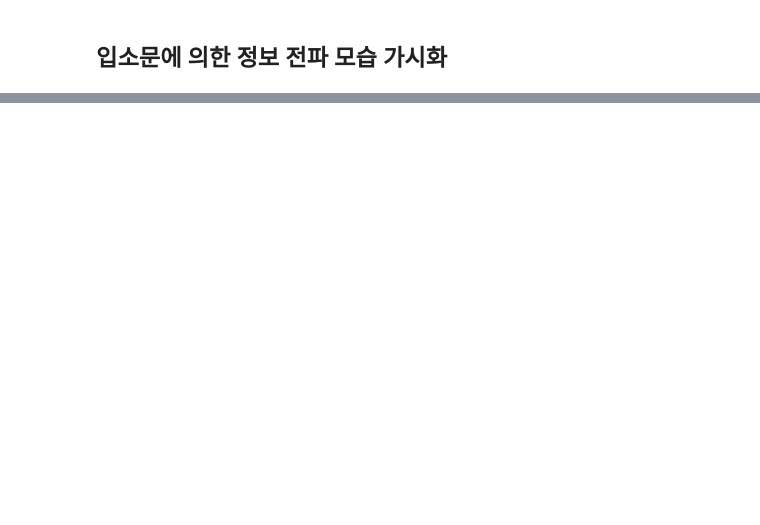
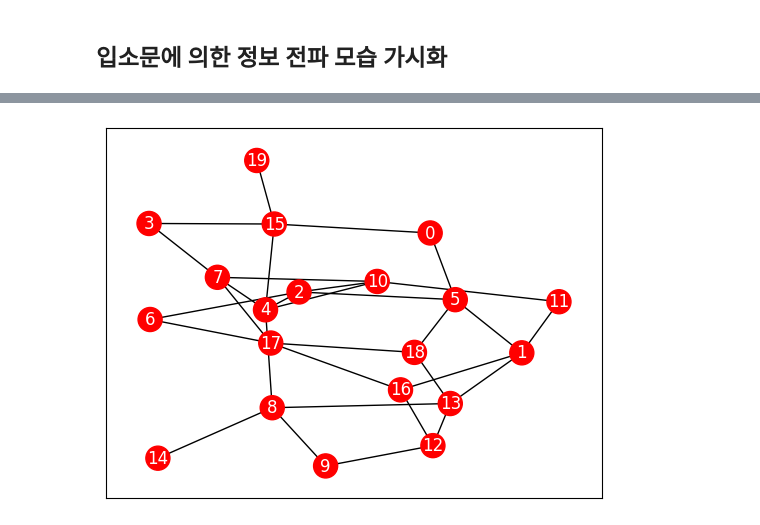
Before and after one commit to gmlwlswls/study_DataTechniques, a Jupyter notebook: 04. Numerical Simulation/Simulation.ipynb, the cells around one changed output, grey strips where cells are left out. Drawn from its saved outputs; the diff is of its cells as text; code cells hidden in the pictures; blank space fills up the shorter version.

```diff
--- a/04. Numerical Simulation/Simulation.ipynb
+++ b/04. Numerical Simulation/Simulation.ipynb
@@ -107,0 +216,60 @@ plt.show()
+# %%
+# 실습)
+# 입소문 전파 시각화
+
+import numpy as np
+
+def percolation_percentage(percent) :
+  rand_num = np.random.rand() # 0~1사이의 값
+  if rand_num <= percent :
+    return 1
+  else :
+    return 0
+
+def activate_node(num, list_activated, percent) :
+  for i in range(num) :
+    if list_activated[i] == 1 :
+      for j in range(num) :
+        node_nm = 'Node' + str(j)
+        if df_links[node_nm].iloc[i] == 1 :
+          if percolation_percentage(percent) == 1 :
+            list_activated[j] = 1
+  return list_activated
+
+num = len(df_links)
+time_series = 36
+list_activated = np.zeros(num)
+list_activated[0] = 1
+perco_percent = 0.1
+
+list_timeSeries = []
+for t in range(time_series) :
+  list_activated = activate_node(num, list_activated, perco_percent)
+  list_timeSeries.append(list_activated.copy())
+
+len(list_timeSeries) # 36
+
+list_coloring = []
+def activate_node_coloring(list_timeSeries, t) :
+  list_activated = list_timeSeries[t]
+  for i in range(len(list_activated)) :
+    if list_activated[i] == 1 :
+      list_coloring.append('r')
+    else :
+      list_coloring.append('k')
+  return list_coloring # ***return
+
+import networkx as nx
+
+# nx.draw_networkx(G, font_color = 'w', node_color = activate_node_coloring(list_timeSeries, 0))
+# plt.show()
+
+# 1년 후) 0, 5, 15, 19
+# nx.draw_networkx(G, font_color = 'w', node_color = activate_node_coloring(list_timeSeries, 11))
+# plt.show()
+
+# 3년 후) 전체
+nx.draw_networkx(G, font_color = 'w', node_color = activate_node_coloring(list_timeSeries, 35))
+plt.show()
+# %% [output]
+[figure, added]
```
Also changed, not shown: parts of 18 cells of this notebook.
